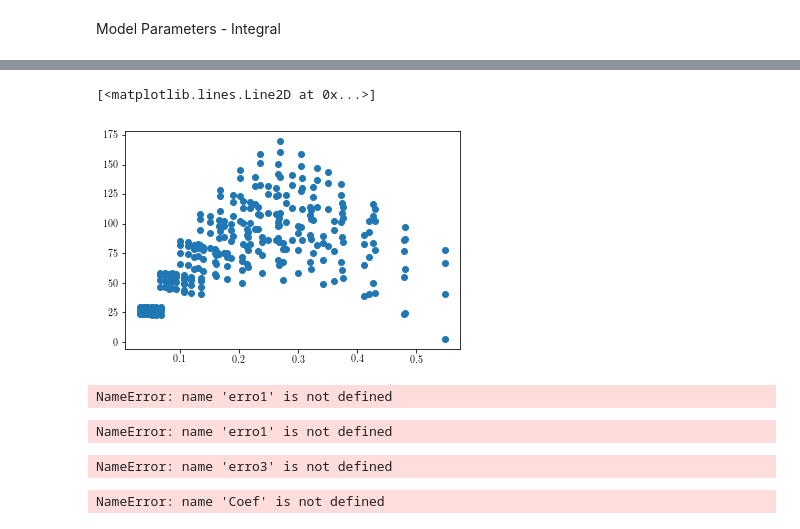
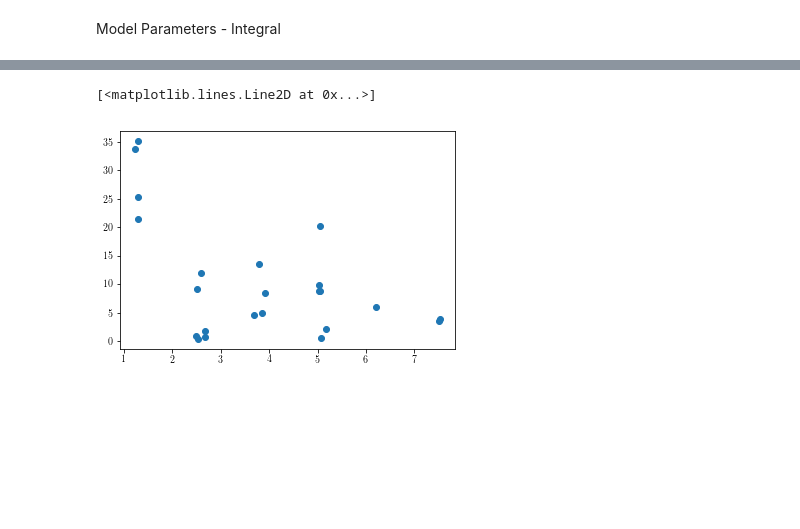
Before and after one commit to gfidelisp/Jupyter, a Jupyter notebook: Paper_AMR_Model/Models.ipynb, the cells around one changed output, grey strips where cells are left out. Drawn from its saved outputs; the diff is of its cells as text; code cells hidden in the pictures; blank space fills up the shorter version.

```diff
--- a/Paper_AMR_Model/Models.ipynb
+++ b/Paper_AMR_Model/Models.ipynb
@@ -327,10 +323,6 @@ def fitting(X,a,b,c,d):
     P1,P2= X
     return ((a*(P1**b)+c*(P1*P2)**(d)))
 # %%
-def fitting_W(X,a,b,c,d,e):
-    P1,P2= X
-    return ((a*(P1**b)*P2**c)+d*(P1*P2)**e)
+def fit_int(X,a,b,c,d,e,f):
+    P1,P2,P3,P4,P5,P6= X
+    return (a*(P1)+b*(P2)+c*(P3)+d*(P4)+e*P5+f*P6)
-# %%
-def fit_int(X,a,b,c,d,e,f,g,h):
-    P1,P2,P3,P4,P5,P6,P7= X
-    return (a*(P1**b)*(P2**0)*(P3**0)*(P4**0)*(P5**0)*(P6**0)*(P7**0))
@@ -423,0 +329,3 @@ NameError: name 'Coef' is not defined
+# %%
+Coef = curve_fit(fit_int,(Q_pas_CB,Q_act_CB,Q_span,W_mag,W_pump,Q_loss),Q_c,maxfev=10000)
+Coef
@@ -423,0 +349,2 @@ NameError: name 'Coef' is not defined
+# %%
+Erro = np.abs(Q_c - fit_int((Q_pas_CB,Q_act_CB,Q_span,W_mag,W_pump),Coef[0][0],Coef[0][1],Coef[0][2],Coef[0][3],Coef[0][4]))/Q_c*100
@@ -424,32 +363,6 @@ NameError: name 'Coef' is not defined
 # %%
-plt.plot(Pi_6,Q_c,'o')
+plt.plot(Q_c, Erro,'o')
+#plt.ylim(0,50)
 # %% [output]
 [<matplotlib.lines.Line2D at 0x...>]
-[figure, old version]
+[figure, new version]
-# %%
-plt.plot(Pi_6,erro1,'o')
-plt.ylim([0,25])
-# %% [output]
-NameError: name 'erro1' is not defined
-# %%
-plt.plot(Pi_6,erro1,'o',label = '$\dot{Q}_\mathrm{C}$')
-plt.plot(Pi_6,erro2,'o',label = '$\dot{Q}_\mathrm{H}$')
-plt.plot(Pi_6,erro3,'o',label = '$\dot{W}_\mathrm{M}$')
-plt.ylim(0,30)
-plt.xlabel('$\phi$ [-]')
-plt.legend()
-plt.ylabel('Error [$\%$]')
-plt.grid()
-# %% [output]
-NameError: name 'erro1' is not defined
-# %%
-plt.plot(Pi_6,erro3,'o')
-# %% [output]
-NameError: name 'erro3' is not defined
-# %%
-plt.plot(Pi_8,fitting((Pi_6,Pi_7),Coef[0][0],Coef[0][1],Coef[0][2]),'o')
-plt.plot(Pi_8,0.9*Pi_8)
-plt.plot(Pi_8,1.1*Pi_8)
-plt.grid()
-# %% [output]
-NameError: name 'Coef' is not defined
```
Also changed, not shown: parts of 34 cells of this notebook, 5 other files.
